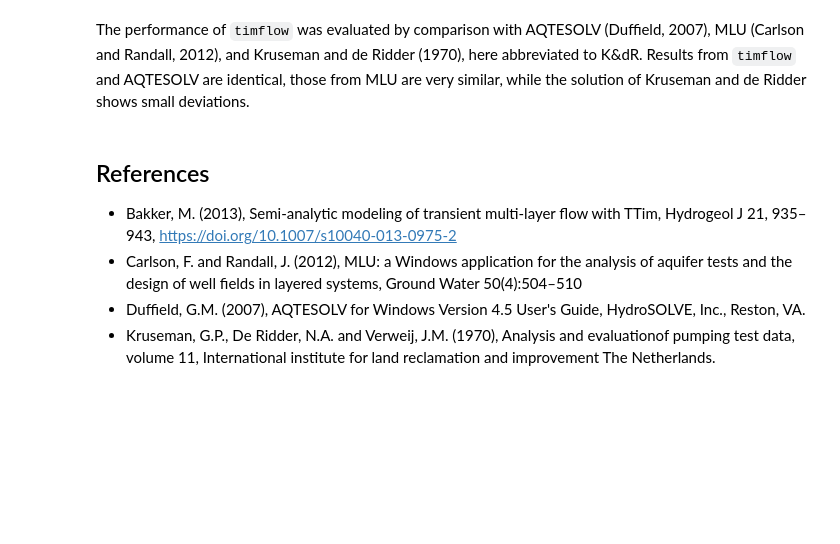
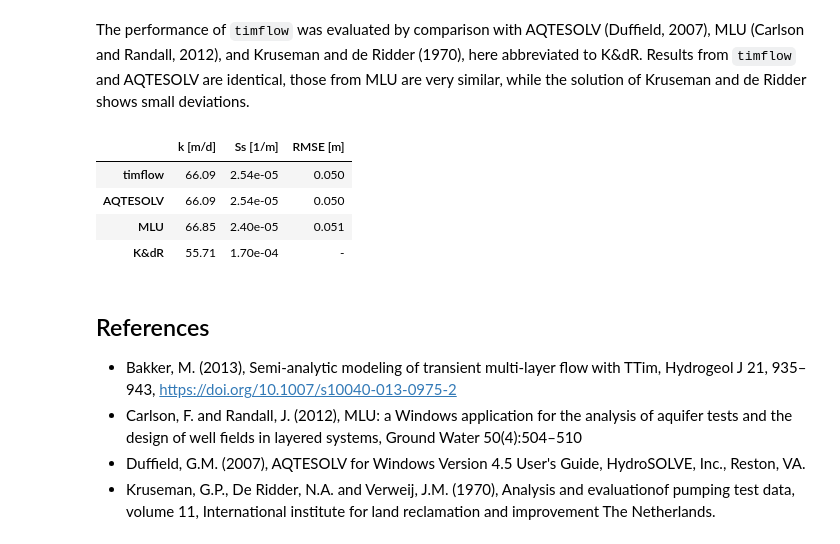
Before and after one commit to timflow-org/timflow, a Jupyter notebook: docs/transient/04pumpingtests/confined1_oude_korendijk.ipynb, the cells around one changed output. Drawn from its saved outputs; the diff is of its cells as text; code cells hidden in the pictures; blank space fills up the shorter version.

```diff
--- a/docs/transient/04pumpingtests/confined1_oude_korendijk.ipynb
+++ b/docs/transient/04pumpingtests/confined1_oude_korendijk.ipynb
@@ -82,22 +109,24 @@ The performance of `timflow` was evaluated by comparison with AQTESOLV (Duffield
 # %%
 t = pd.DataFrame(
     columns=["k [m/d]", "Ss [1/m]", "RMSE [m]"],
-    index=["timflow", "AQTESOLV", "MLU", "K&dR"],
+    index=["timflow", "AQTESOLV", "MLU", "K&dR"]
 )
 
 t.loc["timflow"] = np.append(cal.parameters["optimal"].values, cal.rmse())
 t.loc["AQTESOLV"] = [66.086, 2.541e-05, 0.05006]
 t.loc["MLU"] = [66.850, 2.400e-05, 0.05083]
-t.loc["K&dR"] = [55.71429, 1.7e-4, "-"]
+t.loc["K&dR"] = [55.71429, 1.7e-4, "-" ]
 
-t_formatted = t.style.format(
-    {
-        "k [m/d]": "{:.2f}",
-        "Ss [1/m]": "{:.2e}",
-        "RMSE [m]": lambda x: "-" if x == "-" else f"{float(x):.2f}",
-    }
-)
+t_formatted = t.style.format({"k [m/d]": "{:.2f}",
+                              "Ss [1/m]": "{:.2e}",
+                              "RMSE [m]": lambda x: "-" if x == "-" else f"{float(x):.3f}"})
 t_formatted
+# %% [output]
+|  | k [m/d] | Ss [1/m] | RMSE [m] |
+| timflow | 66.09 | 2.54e-05 | 0.050 |
+| AQTESOLV | 66.09 | 2.54e-05 | 0.050 |
+| MLU | 66.85 | 2.40e-05 | 0.051 |
+| K&dR | 55.71 | 1.70e-04 | - |
 # %% [markdown]
 ## References
 
```
Also changed, not shown: parts of 4 cells of this notebook, 21 other files.
